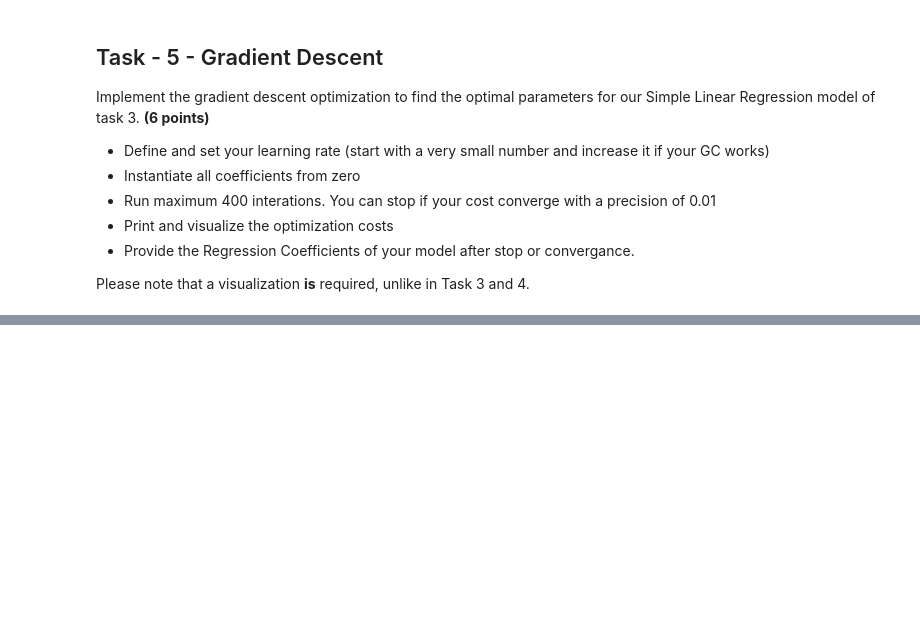
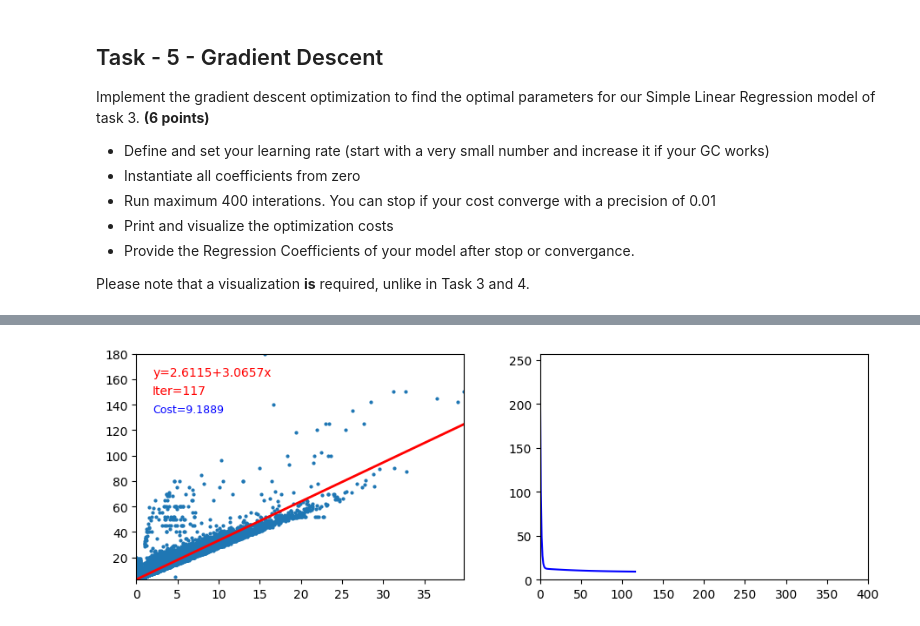
Before and after one commit to leiandas/CS329E-Assignments, a Jupyter notebook: Assignment 4/329e_HW4.ipynb, the cells around one changed output, grey strips where cells are left out. Drawn from its saved outputs; the diff is of its cells as text; code cells hidden in the pictures; blank space fills up the shorter version.

Commit message:
Finished Assignment 4

```diff
--- a/Assignment 4/329e_HW4.ipynb
+++ b/Assignment 4/329e_HW4.ipynb
@@ -156,0 +254,81 @@ Please note that a visualization **is** required, unlike in Task 3 and 4.
+# %%
+# Using cleaned data: simple linear regression with gradient descent visualization
+X = np.array(dfCleaned_4[['trip distance']])
+y = np.array(dfCleaned_4[['fare amount']])
+
+fig = plt.figure(figsize=(10,4), dpi=100)
+ax1 = plt.subplot(1,2,1)
+ax2 = plt.subplot(1,2,2)
+
+ax1.set_xlim(left=np.min(X), right=np.max(X))
+ax1.set_ylim(bottom=np.min(y), top=np.max(y))
+ax1.plot(X, y, 'o', markersize=2)
+
+plt.tight_layout(pad=4.0)
+
+# Initialize coefficients at zero (per assignment)
+b1 = 0.0
+b0 = 0.0
+
+# Hyperparameters (tune as needed)
+learningRate = 0.01
+numIteration = 400
+precision = 0.01
+
+n = float(len(y))
+
+oldCost = float('inf')
+xx, costHist = [], []
+
+for val in range(numIteration):
+    # Predictions
+    yPred = b1 * X + b0
+    cost = np.mean((yPred - y)**2)
+
+    # Check convergence
+    if abs(cost - oldCost) <= precision:
+        print("Stopped at iteration", val)
+        break
+
+    # Gradients (MSE)
+    b1Gradient = (2.0/n) * np.sum(X * (yPred - y))
+    b0Gradient = (2.0/n) * np.sum(yPred - y)
+
+    # Parameter updates
+    b1 -= learningRate * float(b1Gradient)
+    b0 -= learningRate * float(b0Gradient)
+
+    oldCost = cost
+
+    # Visualization update
+    xVals = np.array([np.min(X), np.max(X)])
+    yVals = b1 * xVals + b0
+
+    ax1.clear()
+    ax1.set_xlim(left=np.min(X), right=np.max(X))
+    ax1.set_ylim(bottom=np.min(y), top=np.max(y))
+    ax1.plot(X, y, 'o', markersize=2)
+    ax1.plot(xVals, yVals, '-', color='red', linewidth=2.0)
+
+    # Text positions computed relative to data range to avoid hard-coded numbers
+    x_text = np.min(X) + 0.05 * (np.max(X) - np.min(X))
+    y_top = np.min(y) + 0.9 * (np.max(y) - np.min(y))
+    ax1.text(x_text, y_top, f"y={b0:.4f}+{b1:.4f}x", fontsize=10, color='red')
+    ax1.text(x_text, y_top - 0.08*(np.max(y)-np.min(y)), f"Iter={val+1}", fontsize=10, color='red')
+    ax1.text(x_text, y_top - 0.16*(np.max(y)-np.min(y)), f"Cost={cost:.4f}", fontsize=9, color='blue')
+
+    xx.append(val)
+    costHist.append(cost)
+
+    ax2.clear()
+    ax2.plot(xx, costHist, color='blue')
+    ax2.set_xlim(left=0, right=numIteration)
+    ax2.set_ylim(bottom=0, top=max(max(costHist) * 1.1, 1.0))
+
+    fig.canvas.draw()
+
+    if val % 1 == 0:
+        print("Iteration No.=", val, " m =", b1, " b=", b0, " Cost=", cost)
+
+print("Final iteration: m =", b1, " b=", b0)
+# %% [output]
@@ -156,0 +352 @@ Please note that a visualization **is** required, unlike in Task 3 and 4.
+[figure, added]
```
Also changed, not shown: parts of 18 cells of this notebook, 2 other files.
